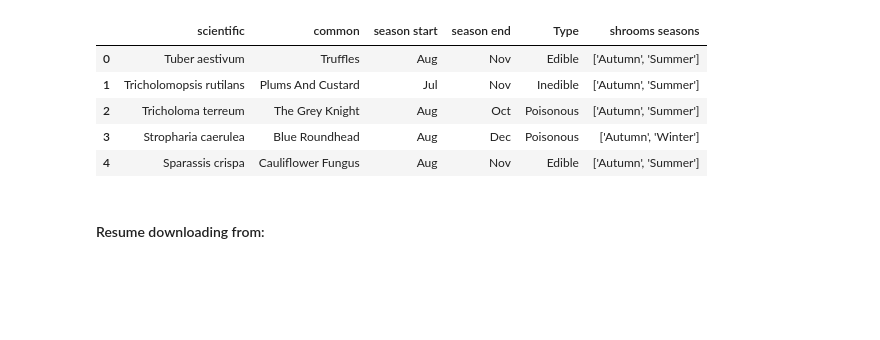
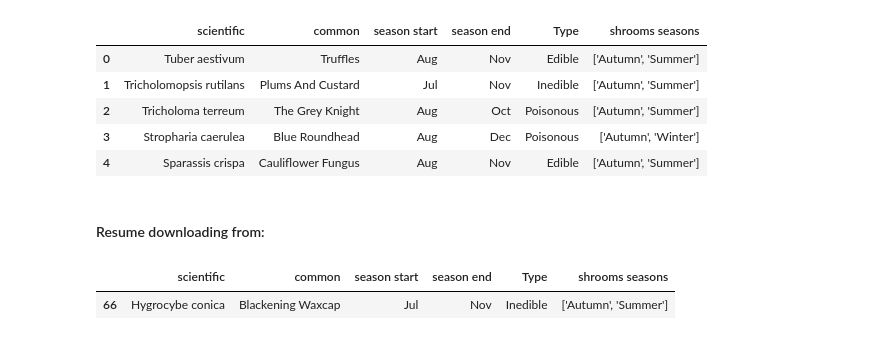
Before and after one commit to DeliciousD/Shroom_ID, a Jupyter notebook: Shrooms/Shroom_image_download.ipynb, the cells around one changed output. Drawn from its saved outputs; the diff is of its cells as text; code cells hidden in the pictures; blank space fills up the shorter version.

```diff
--- a/Shrooms/Shroom_image_download.ipynb
+++ b/Shrooms/Shroom_image_download.ipynb
@@ -15,6 +15,9 @@ df.head()
 # %% [markdown]
 #### Resume downloading from:
 # %%
-df[df['scientific'].str.contains("Laetiporus sulphureus")]
+df[df['scientific'].str.contains("Hygrocybe conica")]
+# %% [output]
+|  | scientific | common | season start | season end | Type | shrooms seasons |
+| 66 | Hygrocybe conica | Blackening Waxcap | Jul | Nov | Inedible | ['Autumn', 'Summer'] |
 # %%
 number_images = 200
```
Also changed, not shown: parts of 3 cells of this notebook, 7 other files.
